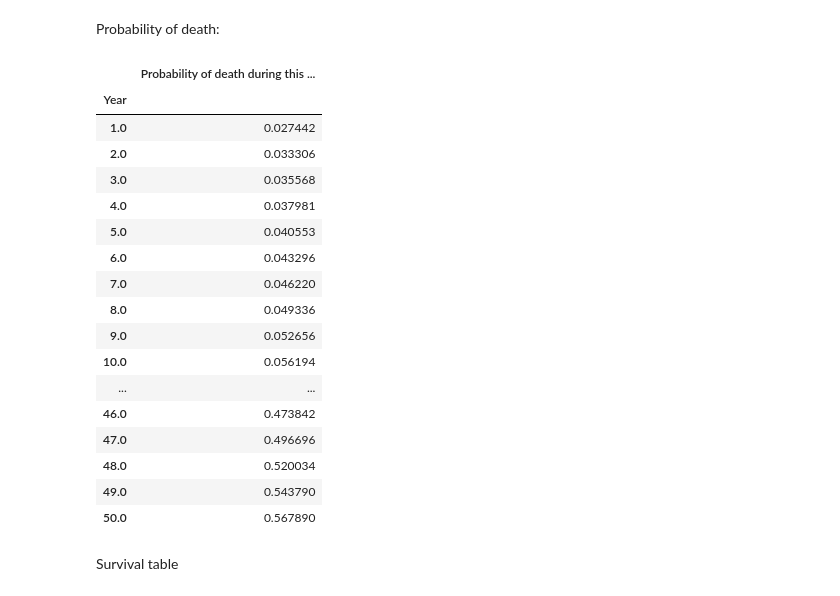
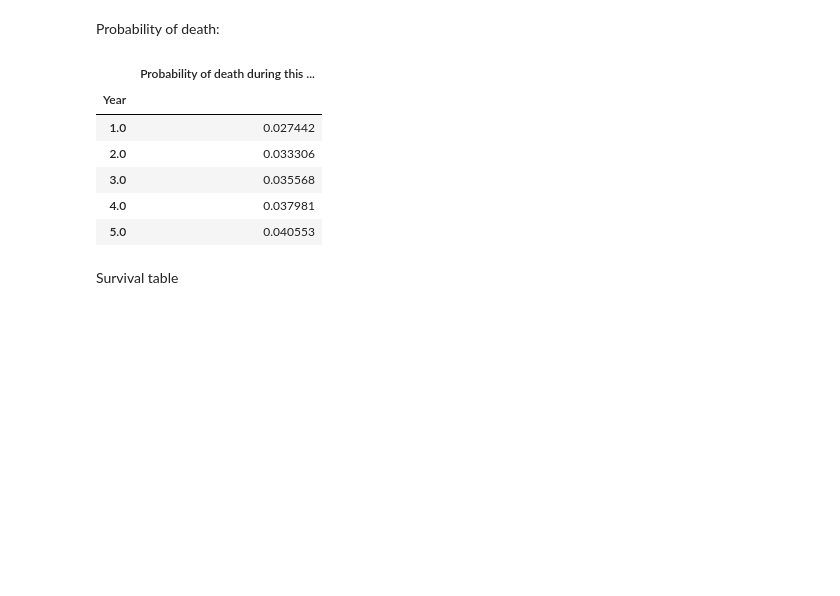
Before and after one commit to stroke-optimist/stroke-lifetime, a Jupyter notebook: docs/demo.ipynb, the cells around one changed output. Drawn from its saved outputs; the diff is of its cells as text; code cells hidden in the pictures; blank space fills up the shorter version.

```diff
--- a/docs/demo.ipynb
+++ b/docs/demo.ipynb
@@ -267,29 +270,21 @@ plt.show()
 # %% [markdown]
 Probability of death:
 # %%
-pd.DataFrame(
+pDeath = pd.DataFrame(
     [results_dict['years'][1:], results_dict['death_in_year_n_probs']],
     index=['Year', 'Probability of death during this year']
 ).T.set_index('Year')
+
+# Only show a few values:
+pDeath.head(5)
 # %% [output]
 |  | Probability of death during this ... |
 | Year |  |
 | 1.0 | 0.027442 |
 | 2.0 | 0.033306 |
 | 3.0 | 0.035568 |
 | 4.0 | 0.037981 |
 | 5.0 | 0.040553 |
-| 6.0 | 0.043296 |
-| 7.0 | 0.046220 |
-| 8.0 | 0.049336 |
-| 9.0 | 0.052656 |
-| 10.0 | 0.056194 |
-| ... | ... |
-| 46.0 | 0.473842 |
-| 47.0 | 0.496696 |
-| 48.0 | 0.520034 |
-| 49.0 | 0.543790 |
-| 50.0 | 0.567890 |
 # %% [markdown]
 Survival table
 # %%
```
Also changed, not shown: parts of 8 cells of this notebook.
